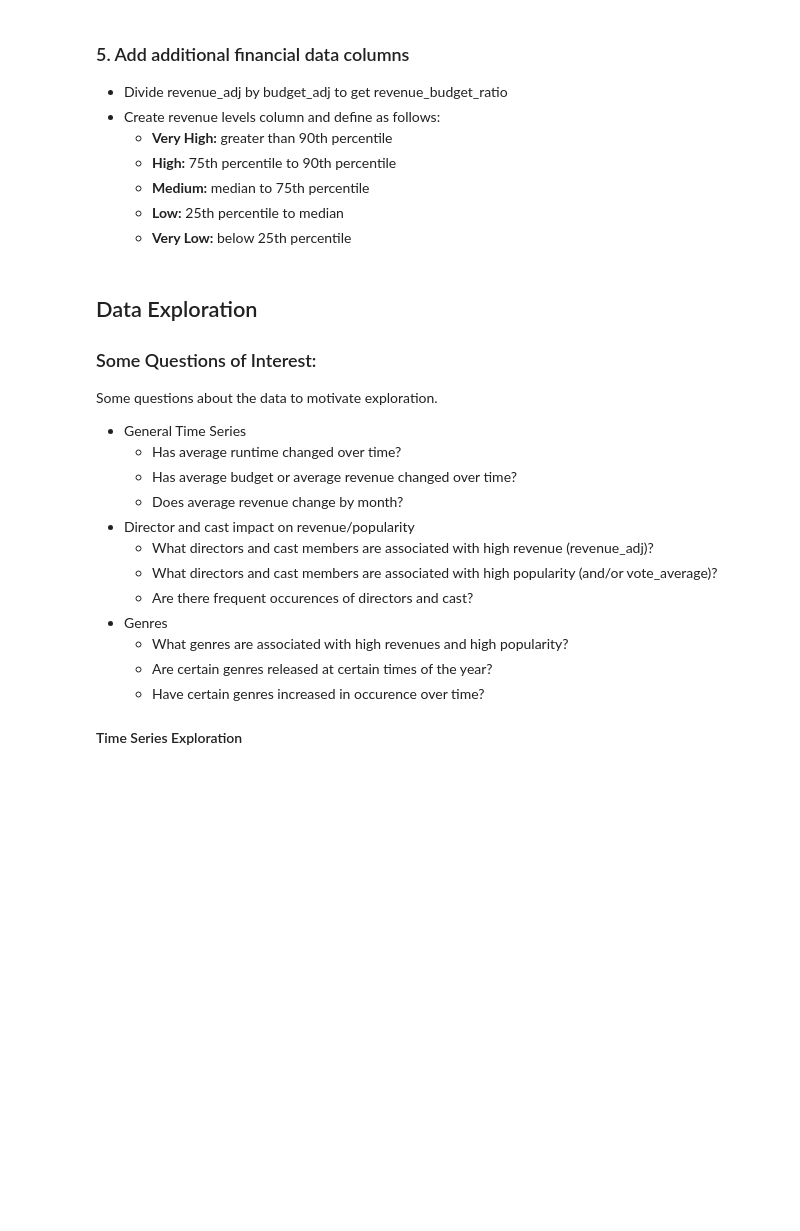
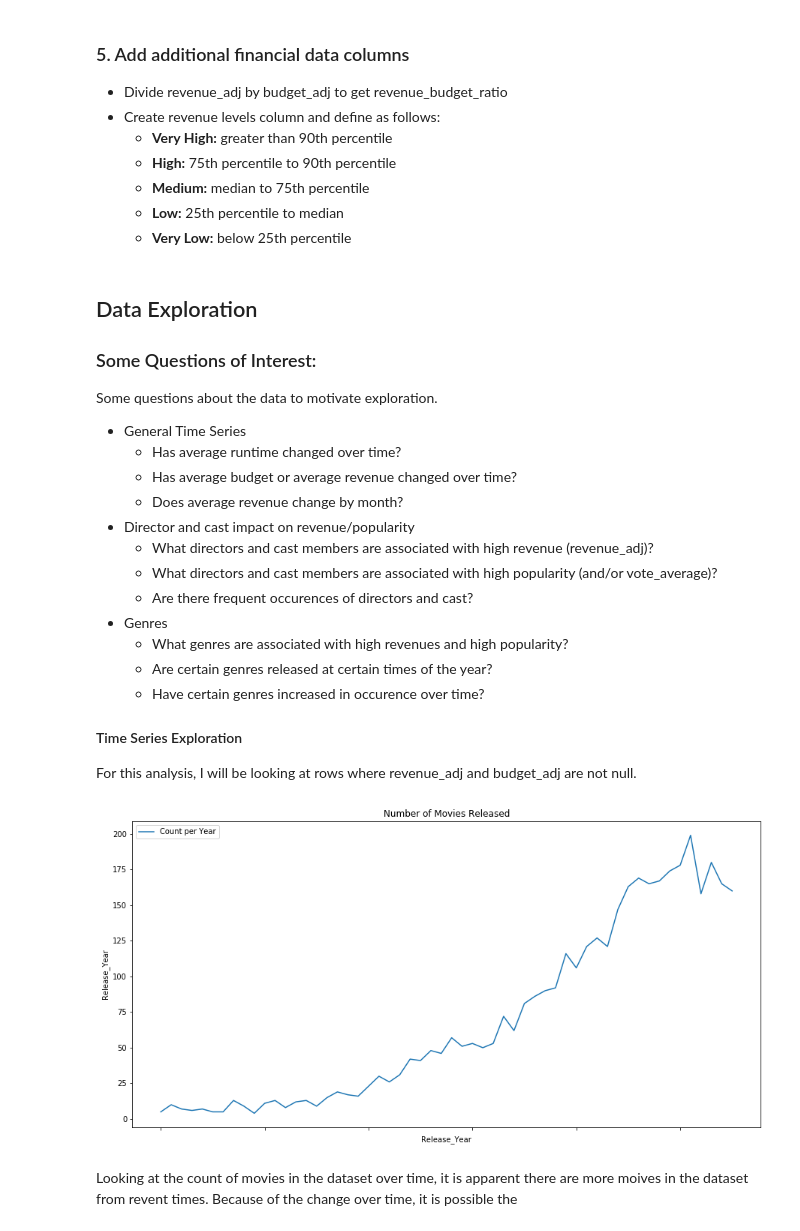
Before and after one commit to sjmiller8182/movie_dataset, a Jupyter notebook: Movies.ipynb, the cells around one changed output. Saved outputs shown, nothing was run; the diff lists cells and outputs as text; code cells hidden in the pictures; blank space fills up the shorter version.

```diff
--- a/Movies.ipynb
+++ b/Movies.ipynb
@@ -284,6 +285,24 @@ Some questions about the data to motivate exploration.
      - Have certain genres increased in occurence over time?
 
 #### Time Series Exploration
+For this analysis, I will be looking at rows where revenue_adj and budget_adj are not null.
+# %%
+# pull rows with non-null revenue and budget data for this analysis
+data = df_clean[df_clean.revenue_adj.notnull() & df_clean.budget_adj.notnull()]
+# %%
+# plot the number of movies in the data for each year
+time_plot(data,
+          'release_year',
+          'revenue_adj',
+          'Count per Year',
+          'Release_Year',
+          'Release_Year',
+          'Number of Movies Released',
+          ag_function = ['count'])
+# %% [output]
+[figure, added]
+# %% [markdown]
+Looking at the count of movies in the dataset over time, it is apparent there are more moives in the dataset from revent times. Because of the change over time, it is possible the
 # %%
 # time series exploration - runtime
 plt.figure(figsize=(15,7.5))
```
Also changed, not shown: parts of 5 cells of this notebook.
